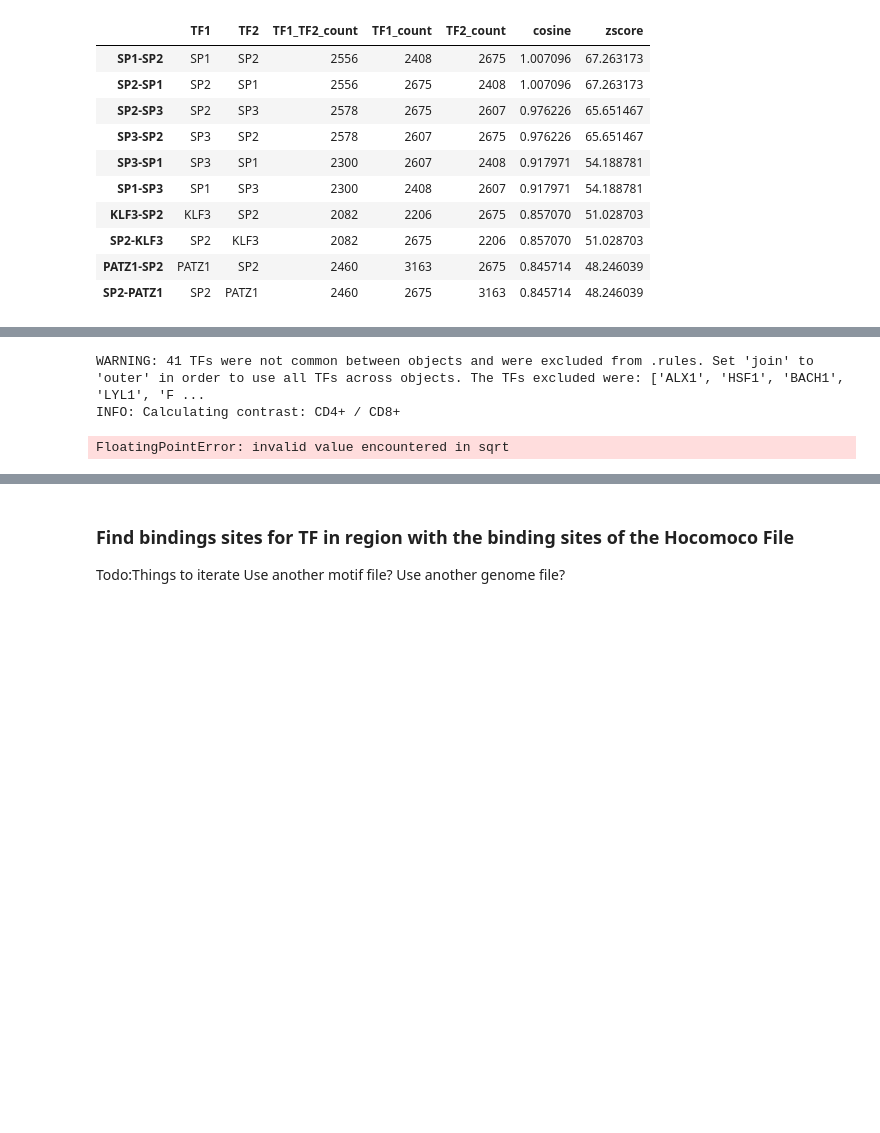
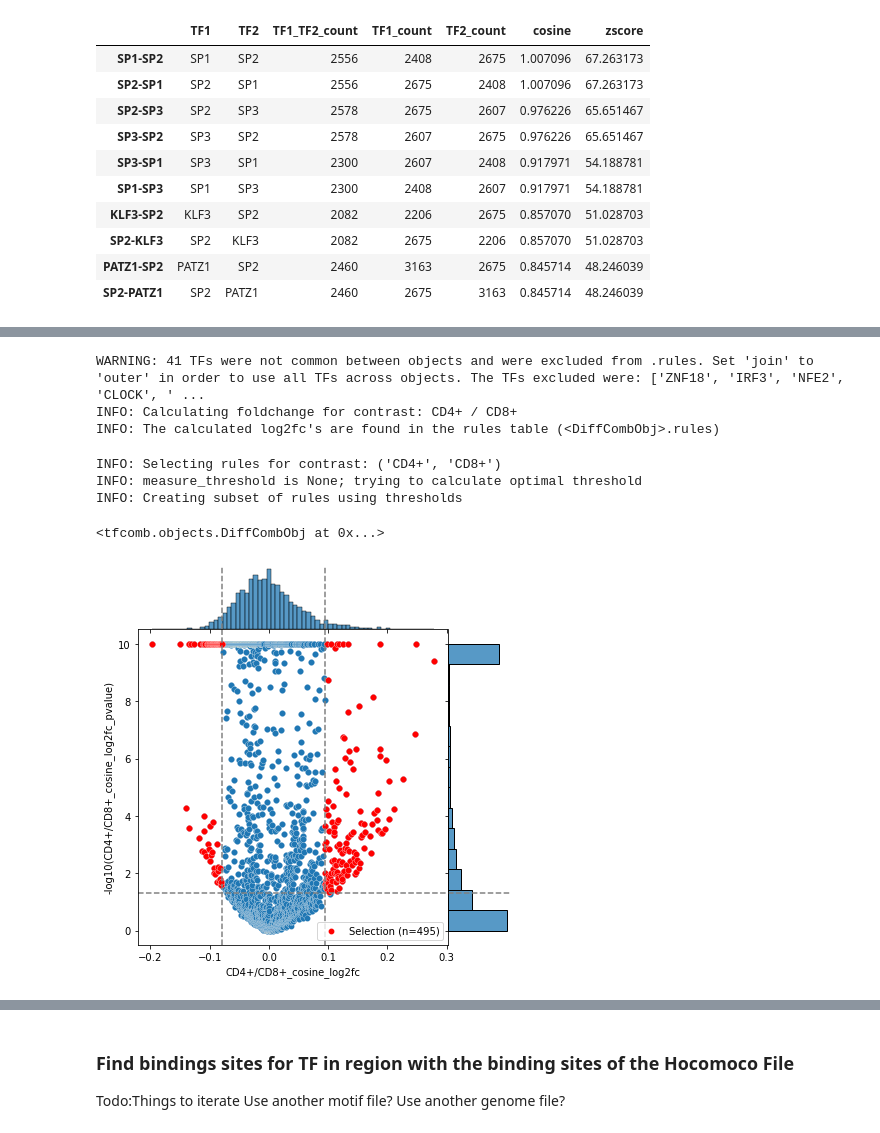
Before and after one commit to loosolab/Datenanalyse-2021, a Jupyter notebook: wp6/analyse/ok_enhancer_analyses.ipynb, the cells around one changed output, grey strips where cells are left out. Cells and saved outputs as stored; diff of their text form; code cells hidden in the pictures; blank space fills up the shorter version.

```diff
--- a/wp6/analyse/ok_enhancer_analyses.ipynb
+++ b/wp6/analyse/ok_enhancer_analyses.ipynb
@@ -201,6 +140,20 @@ test
 # %%
-compare_obj_error = A.compare(B)
+A = CombObj().from_pickle(f"{result_path}CD4+_enhancers_significant.pkl")
+A.prefix = "CD4+"
+
+B = CombObj().from_pickle(f"{result_path}CD8+_enhancers_significant.pkl")
+B.prefix = "CD8+"
+
+compare_obj = A.compare(B)
 # %% [output]
-WARNING: 41 TFs were not common between objects and were excluded from .rules. Set 'join' to 'outer' in order to use all TFs across objects. The TFs excluded were: ['ALX1', 'HSF1', 'BACH1', 'LYL1', 'F ...
-INFO: Calculating contrast: CD4+ / CD8+
+WARNING: 41 TFs were not common between objects and were excluded from .rules. Set 'join' to 'outer' in order to use all TFs across objects. The TFs excluded were: ['ZNF18', 'IRF3', 'NFE2', 'CLOCK', ' ...
+INFO: Calculating foldchange for contrast: CD4+ / CD8+
+INFO: The calculated log2fc's are found in the rules table (<DiffCombObj>.rules)
-FloatingPointError: invalid value encountered in sqrt
+# %%
+compare_obj.select_rules()
+# %% [output]
+INFO: Selecting rules for contrast: ('CD4+', 'CD8+')
+INFO: measure_threshold is None; trying to calculate optimal threshold
+INFO: Creating subset of rules using thresholds
+<tfcomb.objects.DiffCombObj at 0x...>
+[figure, added]
```
Also changed, not shown: parts of 28 cells of this notebook, 1 other file.
